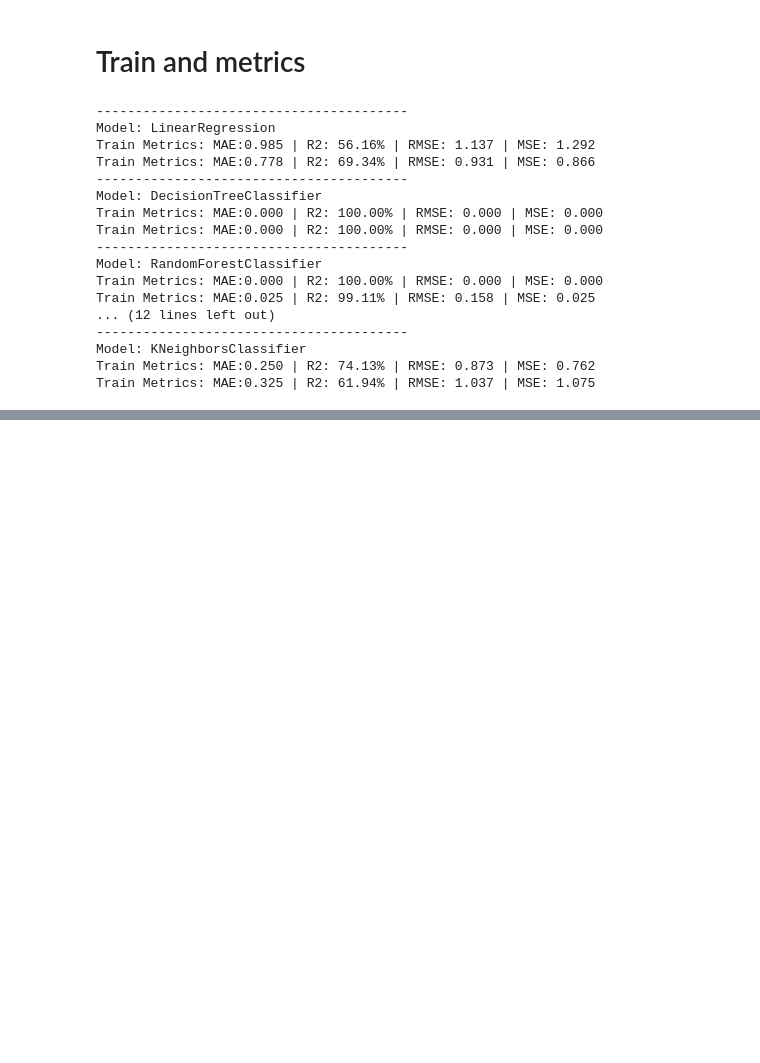
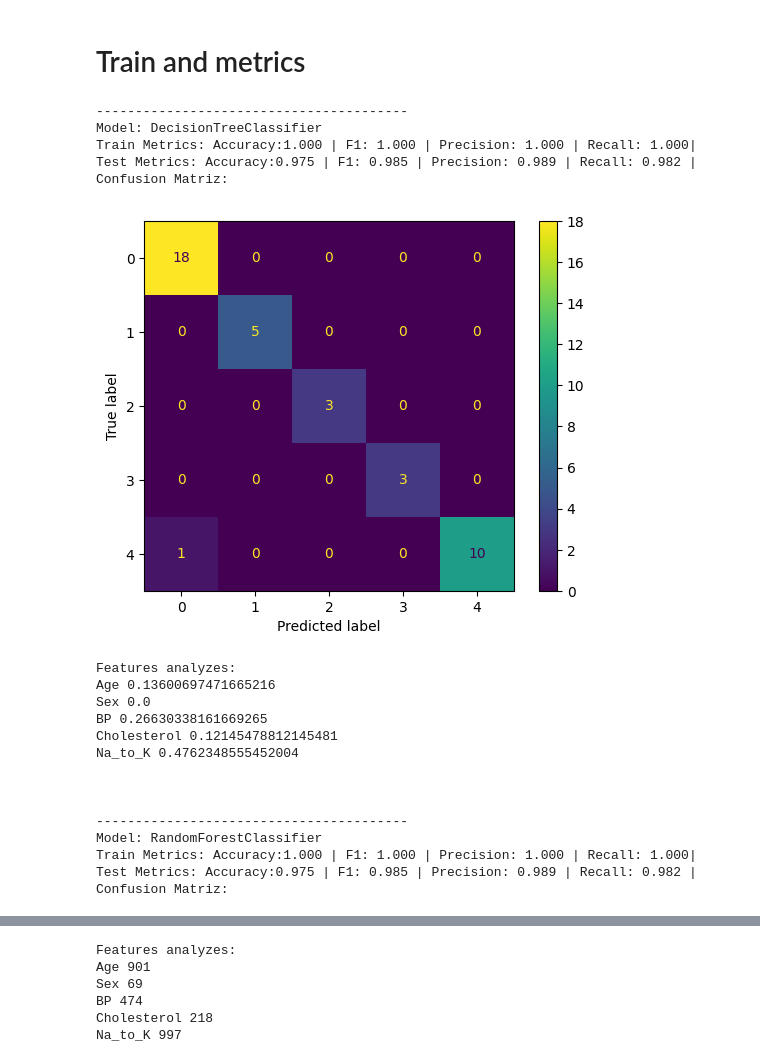
Before and after one commit to tevoshw/machine-learning, a Jupyter notebook: src/projects/Classification/Drugs Project/EdaModel.ipynb, the cells around one changed output, grey strips where cells are left out. Drawn from its saved outputs; the diff is of its cells as text; code cells hidden in the pictures; blank space fills up the shorter version.

Commit message:
Add NEWS METRICS to Classification Drugs Project

```diff
--- a/src/projects/Classification/Drugs Project/EdaModel.ipynb
+++ b/src/projects/Classification/Drugs Project/EdaModel.ipynb
@@ -148,14 +148,13 @@ Shapes of X: (200, 5), Y: (200,)
 # %%
 from sklearn.model_selection import train_test_split
 
-X_train, X_test, y_train, y_test = train_test_split(X, y, test_size=0.2, random_state= 42)
+X_train, X_test, y_train, y_test = train_test_split(X, y, test_size=0.2, random_state= 42, stratify= y)
 # %% [markdown]
 # Train and metrics
 # %%
 import warnings
 warnings.simplefilter("ignore")
 # %%
-from sklearn.linear_model import LinearRegression
 from sklearn.tree import DecisionTreeClassifier
 from sklearn.ensemble import RandomForestClassifier
 from sklearn.ensemble import AdaBoostClassifier
@@ -163,57 +162,73 @@ from xgboost import XGBClassifier
 from lightgbm import LGBMClassifier
 from sklearn.neighbors import KNeighborsClassifier
 
-models = [LinearRegression(), DecisionTreeClassifier(), RandomForestClassifier(), AdaBoostClassifier(), XGBClassifier(), LGBMClassifier(), KNeighborsClassifier()]
+models = [DecisionTreeClassifier(), RandomForestClassifier(), AdaBoostClassifier(), XGBClassifier(), LGBMClassifier(verbose = -1), KNeighborsClassifier()]
 # %%
 
 from sklearn.preprocessing import StandardScaler
 from sklearn.pipeline import Pipeline
-from sklearn.metrics import mean_absolute_error, r2_score, root_mean_squared_error, mean_squared_error
+from sklearn.metrics import accuracy_score, f1_score, precision_score, recall_score, ConfusionMatrixDisplay
+import matplotlib.pyplot as plt
 
 for model in models:
     print('----------------------------------------')
     print(f"Model: {model.__class__.__name__}")
 
     pipe = Pipeline(
         steps=[
             ("Scaler", StandardScaler()),
             ("Model", model)
         ]
     )
 
     # TRAIN THE MODEL
     pipe.fit(X_train, y_train)
 
     # See if overfitting (predict the train pipe)
     y_preds_train = pipe.predict(X_train)
-    mae = mean_absolute_error(y_train, y_preds_train)
-    r2 = r2_score(y_train, y_preds_train)
-    rmse = root_mean_squared_error(y_train, y_preds_train)
-    mse = mean_squared_error(y_train, y_preds_train)
-    print(f"Train Metrics: MAE:{mae:.3f} | R2: {r2*100:.2f}% | RMSE: {rmse:.3f} | MSE: {mse:.3f}")
+    accuracy = accuracy_score(y_train, y_preds_train)
+    f1 = f1_score(y_train, y_preds_train, average = 'macro')
+    precision = precision_score(y_train, y_preds_train, average = 'macro')
+    recall = recall_score(y_train, y_preds_train, average = 'macro')
+    print(f"Train Metrics: Accuracy:{accuracy:.3f} | F1: {f1:.3f} | Precision: {precision:.3f} | Recall: {recall:.3f}|")
 
     # See the metrics (test set)
     y_preds_test = pipe.predict(X_test)
-    mae = mean_absolute_error(y_test, y_preds_test)
-    r2 = r2_score(y_test, y_preds_test)
-    rmse = root_mean_squared_error(y_test, y_preds_test)
-    mse = mean_squared_error(y_test, y_preds_test)
-    print(f"Train Metrics: MAE:{mae:.3f} | R2: {r2*100:.2f}% | RMSE: {rmse:.3f} | MSE: {mse:.3f}")
+    accuracy = accuracy_score(y_test, y_preds_test)
+    f1 = f1_score(y_test, y_preds_test, average = 'macro')
+    precision = precision_score(y_test, y_preds_test, average = 'macro')
+    recall = recall_score(y_test, y_preds_test, average = 'macro')
+    confusion_m = ConfusionMatrixDisplay.from_predictions(y_test, y_preds_test)
+    print(f"Test Metrics: Accuracy:{accuracy:.3f} | F1: {f1:.3f} | Precision: {precision:.3f} | Recall: {recall:.3f} | \nConfusion Matriz:")
+    plt.show()
+
+    # See the features importances
+    print(f"Features analyzes: ")
+    if hasattr(model, "feature_importances_"):
+        importance = model.feature_importances_
+    elif hasattr(model, "coef_"):
+        importance = model.coef_[0]
+    for name, value in zip(X.columns, importance):
+        print(name, value)
+    print(f"\n\n")
 # %% [output]
-----------------------------------------
-Model: LinearRegression
-Train Metrics: MAE:0.985 | R2: 56.16% | RMSE: 1.137 | MSE: 1.292
-Train Metrics: MAE:0.778 | R2: 69.34% | RMSE: 0.931 | MSE: 0.866
 ----------------------------------------
 Model: DecisionTreeClassifier
-Train Metrics: MAE:0.000 | R2: 100.00% | RMSE: 0.000 | MSE: 0.000
-Train Metrics: MAE:0.000 | R2: 100.00% | RMSE: 0.000 | MSE: 0.000
-----------------------------------------
-Model: RandomForestClassifier
-Train Metrics: MAE:0.000 | R2: 100.00% | RMSE: 0.000 | MSE: 0.000
-Train Metrics: MAE:0.025 | R2: 99.11% | RMSE: 0.158 | MSE: 0.025
-... (12 lines left out)
-----------------------------------------
-Model: KNeighborsClassifier
-Train Metrics: MAE:0.250 | R2: 74.13% | RMSE: 0.873 | MSE: 0.762
-Train Metrics: MAE:0.325 | R2: 61.94% | RMSE: 1.037 | MSE: 1.075
+Train Metrics: Accuracy:1.000 | F1: 1.000 | Precision: 1.000 | Recall: 1.000|
+Test Metrics: Accuracy:0.975 | F1: 0.985 | Precision: 0.989 | Recall: 0.982 |
+Confusion Matriz:
+[figure, added]
+Features analyzes:
+Age 0.13600697471665216
+Sex 0.0
+BP 0.26630338161669265
+Cholesterol 0.12145478812145481
+Na_to_K 0.4762348555452004
+
+
+
+----------------------------------------
+Model: RandomForestClassifier
+Train Metrics: Accuracy:1.000 | F1: 1.000 | Precision: 1.000 | Recall: 1.000|
+Test Metrics: Accuracy:0.975 | F1: 0.985 | Precision: 0.989 | Recall: 0.982 |
+Confusion Matriz:
@@ -219,0 +296,6 @@ Train Metrics: MAE:0.325 | R2: 61.94% | RMSE: 1.037 | MSE: 1.075
+Features analyzes:
+Age 901
+Sex 69
+BP 474
+Cholesterol 218
+Na_to_K 997
```
Also changed, not shown: parts of 3 cells of this notebook.
